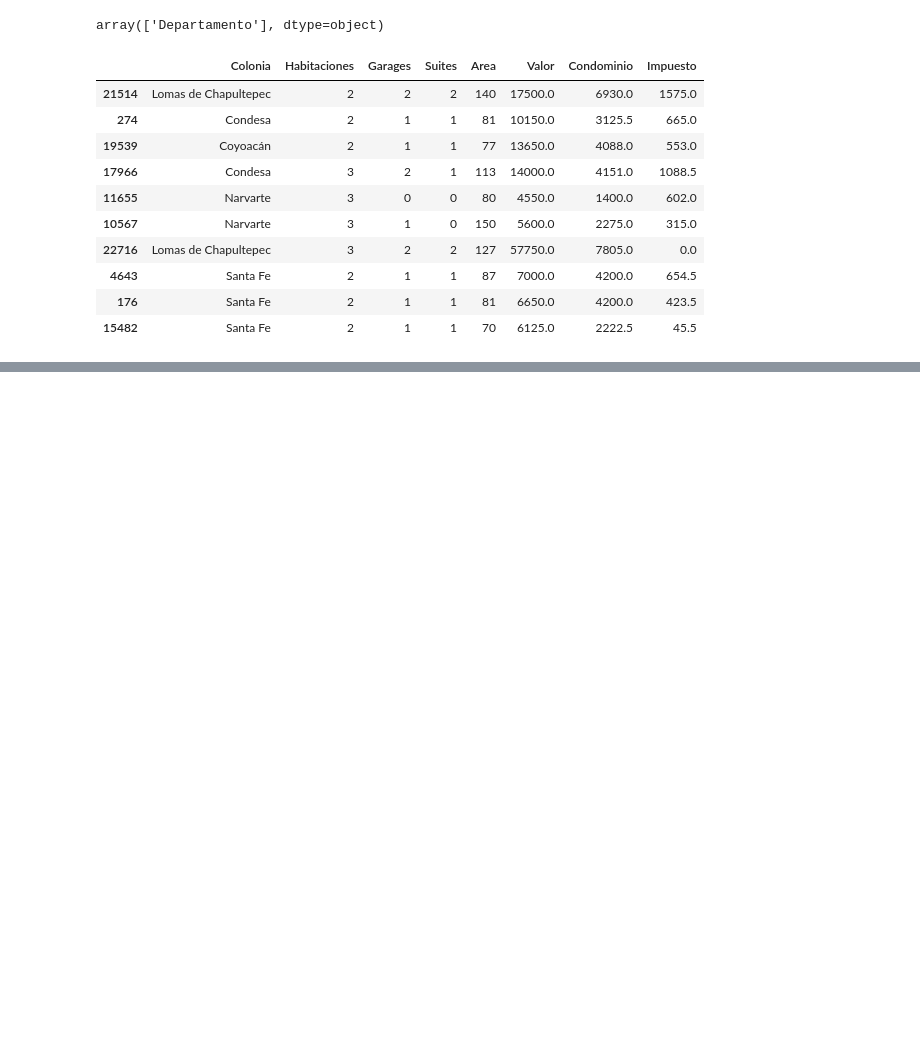
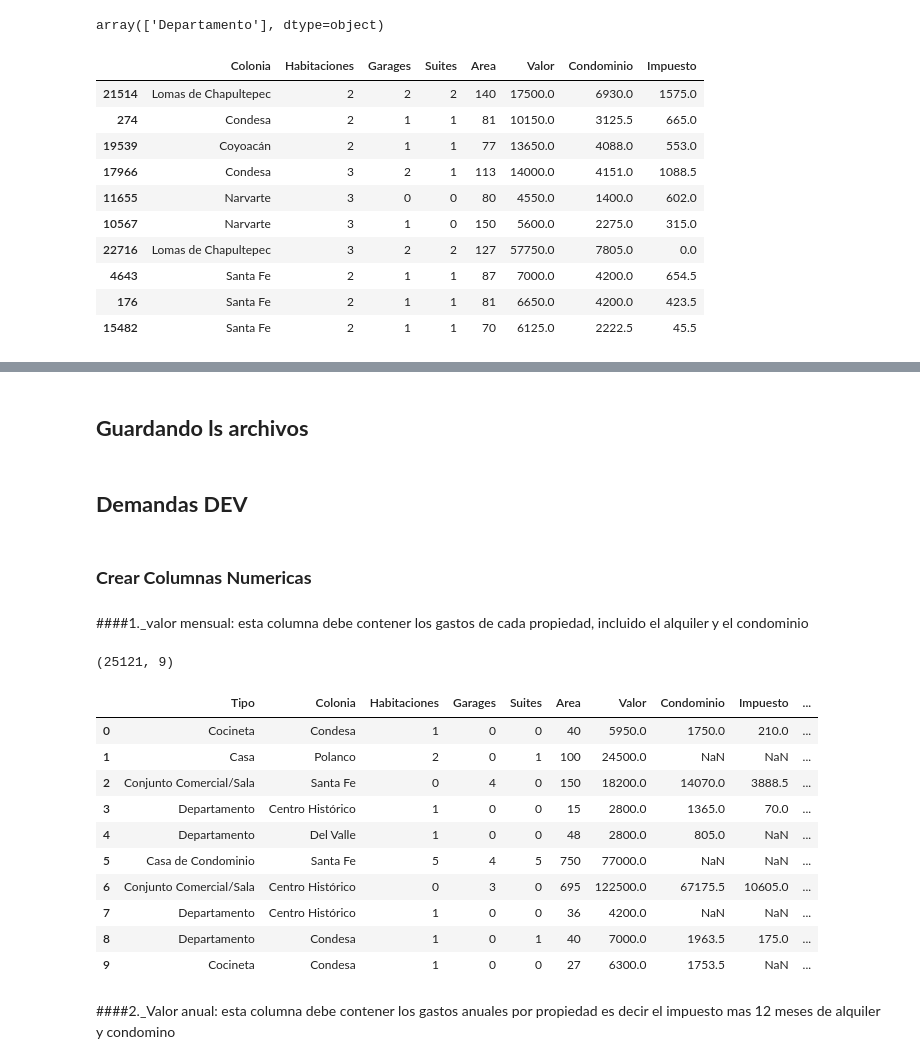
Before and after one commit to duquerson/2044-numpy-analisis-numerico-eficiente-con-python, a Jupyter notebook: inmuebles_cdmx.ipynb, the cells around one changed output, grey strips where cells are left out. Saved outputs shown, nothing was run; the diff lists cells and outputs as text; code cells hidden in the pictures; blank space fills up the shorter version.

Commit message:
agragando columnas

```diff
--- a/inmuebles_cdmx.ipynb
+++ b/inmuebles_cdmx.ipynb
@@ -497,0 +597,2 @@ df.sample(10)
+# %% [markdown]
+## **Guardando ls archivos**
@@ -497,0 +605,29 @@ df.sample(10)
+# %% [markdown]
+## **Demandas DEV**
+# %% [markdown]
+### **Crear Columnas Numericas**
+# %% [markdown]
+####1._valor mensual: esta columna debe contener los gastos de cada propiedad, incluido el alquiler y el condominio
+# %%
+datos = pd.read_csv(url, sep=';')
+datos.shape
+# %% [output]
+(25121, 9)
+# %%
+datos['Valor_mensual'] = datos['Valor'] + datos['Condominio']
+# %%
+datos.head(10)
+# %% [output]
+|  | Tipo | Colonia | Habitaciones | Garages | Suites | Area | Valor | Condominio | Impuesto | ... |
+| 0 | Cocineta | Condesa | 1 | 0 | 0 | 40 | 5950.0 | 1750.0 | 210.0 | ... |
+| 1 | Casa | Polanco | 2 | 0 | 1 | 100 | 24500.0 | NaN | NaN | ... |
+| 2 | Conjunto Comercial/Sala | Santa Fe | 0 | 4 | 0 | 150 | 18200.0 | 14070.0 | 3888.5 | ... |
+| 3 | Departamento | Centro Histórico | 1 | 0 | 0 | 15 | 2800.0 | 1365.0 | 70.0 | ... |
+| 4 | Departamento | Del Valle | 1 | 0 | 0 | 48 | 2800.0 | 805.0 | NaN | ... |
+| 5 | Casa de Condominio | Santa Fe | 5 | 4 | 5 | 750 | 77000.0 | NaN | NaN | ... |
+| 6 | Conjunto Comercial/Sala | Centro Histórico | 0 | 3 | 0 | 695 | 122500.0 | 67175.5 | 10605.0 | ... |
+| 7 | Departamento | Centro Histórico | 1 | 0 | 0 | 36 | 4200.0 | NaN | NaN | ... |
+| 8 | Departamento | Condesa | 1 | 0 | 1 | 40 | 7000.0 | 1963.5 | 175.0 | ... |
+| 9 | Cocineta | Condesa | 1 | 0 | 0 | 27 | 6300.0 | 1753.5 | NaN | ... |
+# %% [markdown]
+####2._Valor anual: esta columna debe contener los gastos anuales por propiedad es decir el impuesto mas 12 meses de alquiler y  condomino
```
Also changed, not shown: parts of 20 cells of this notebook.
